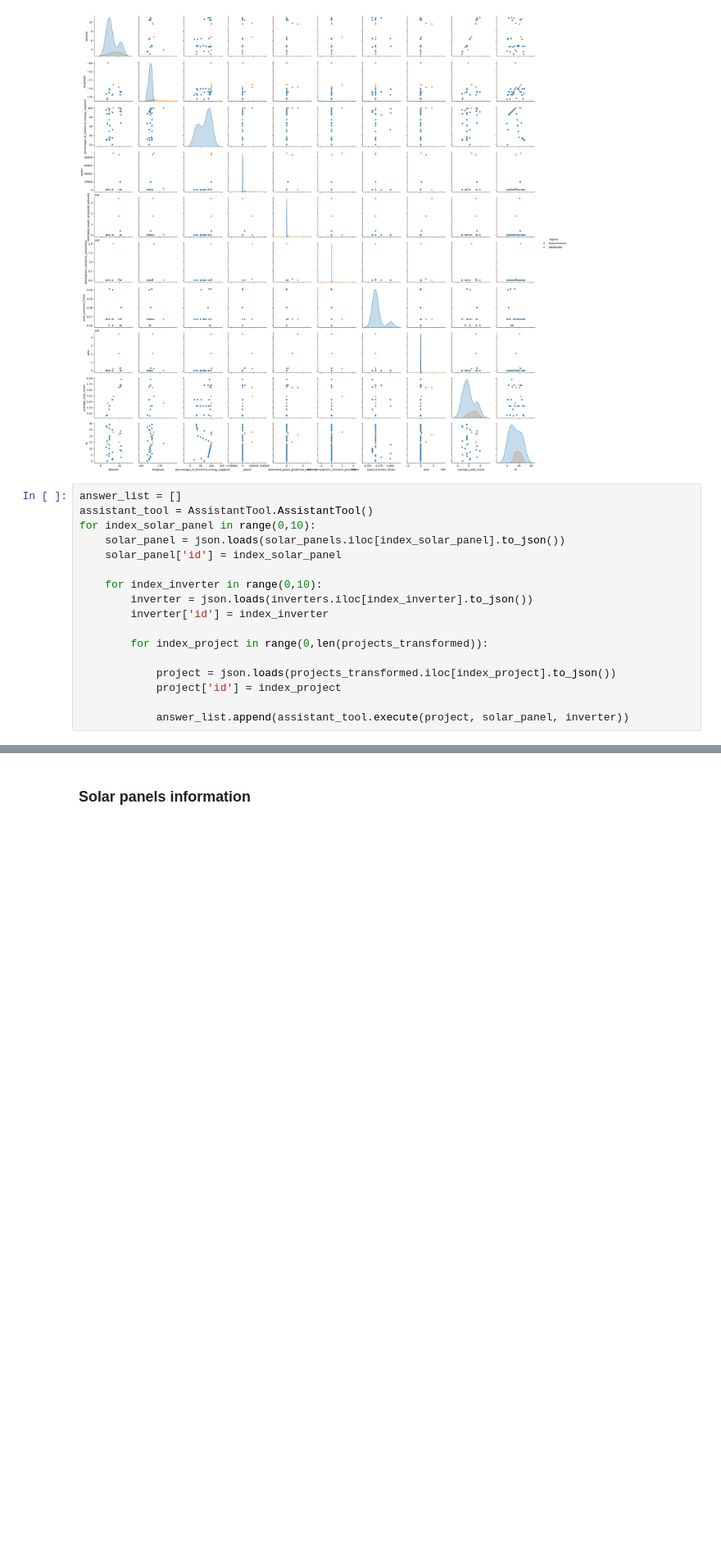
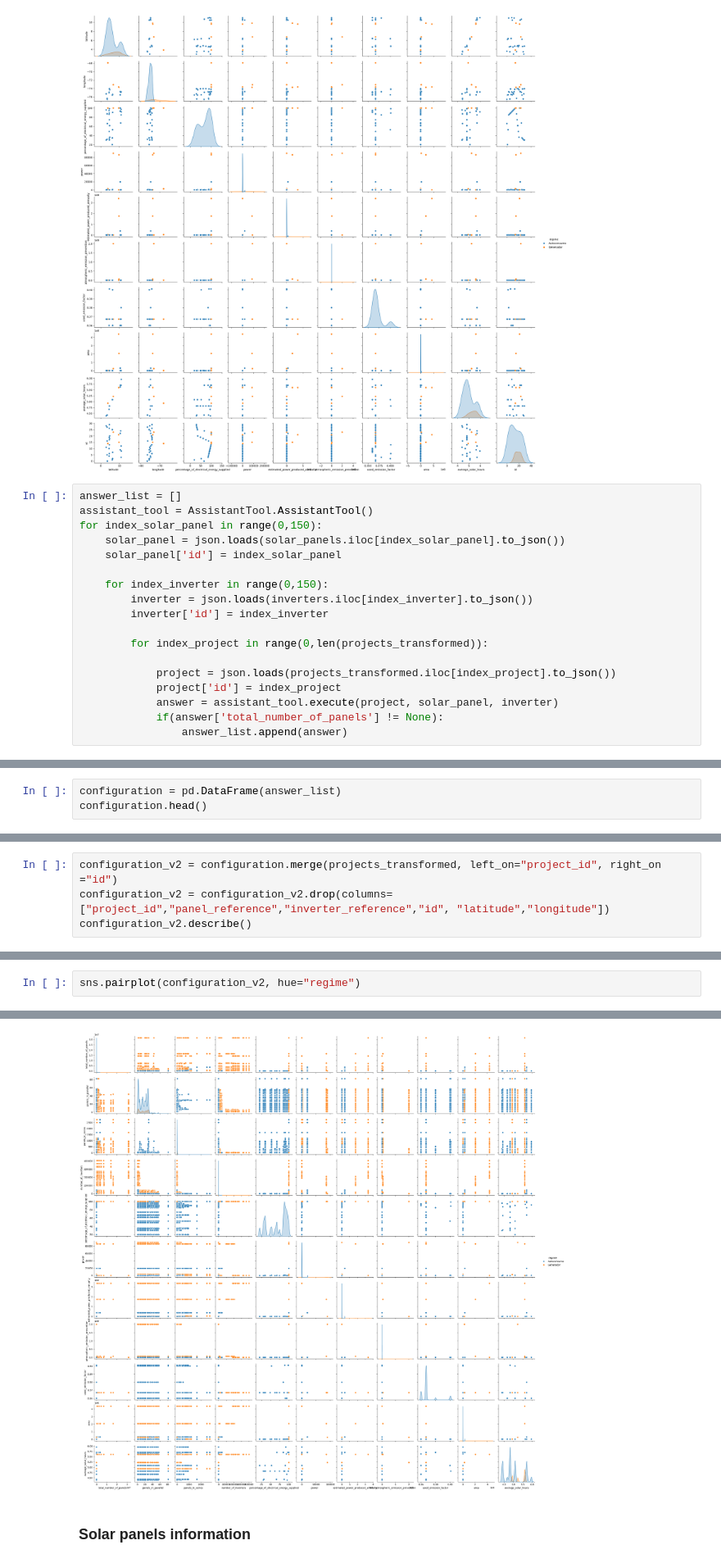
Before and after one commit to Harold2828/PV-Autosizing, a Jupyter notebook: Testing.ipynb, the cells around one changed output, grey strips where cells are left out. Shown at 82% size. Cells and saved outputs as stored; diff of their text form; blank space fills up the shorter version.

Commit message:
Finished the configuration

```diff
--- a/Testing.ipynb
+++ b/Testing.ipynb
@@ -99,11 +101,11 @@ sns.pairplot(projects_transformed,hue='regime')
 # %%
 answer_list = []
 assistant_tool = AssistantTool.AssistantTool()
-for index_solar_panel in range(0,10):
+for index_solar_panel in range(0,150):
     solar_panel = json.loads(solar_panels.iloc[index_solar_panel].to_json())
     solar_panel['id'] = index_solar_panel
 
-    for index_inverter in range(0,10):
+    for index_inverter in range(0,150):
         inverter = json.loads(inverters.iloc[index_inverter].to_json())
         inverter['id'] = index_inverter
 
@@ -111,5 +113,6 @@ for index_solar_panel in range(0,10):
 
             project = json.loads(projects_transformed.iloc[index_project].to_json())
             project['id'] = index_project
-
-            answer_list.append(assistant_tool.execute(project, solar_panel, inverter))
+            answer = assistant_tool.execute(project, solar_panel, inverter)
+            if(answer['total_number_of_panels'] != None):
+                answer_list.append(answer)
@@ -153,0 +119,3 @@ answer_list
+# %%
+configuration = pd.DataFrame(answer_list)
+configuration.head()
@@ -153,0 +129,4 @@ answer_list
+# %%
+configuration_v2 = configuration.merge(projects_transformed, left_on="project_id", right_on ="id")
+configuration_v2 = configuration_v2.drop(columns=["project_id","panel_reference","inverter_reference","id", "latitude","longitude"])
+configuration_v2.describe()
@@ -153,0 +143,3 @@ answer_list
+# %%
+sns.pairplot(configuration_v2, hue="regime")
+# %% [output]
@@ -154,3 +147,4 @@ answer_list
+[figure, added]
 # %% [markdown]
 ### Solar panels information
 # %%
```
Also changed, not shown: parts of 12 cells of this notebook.
